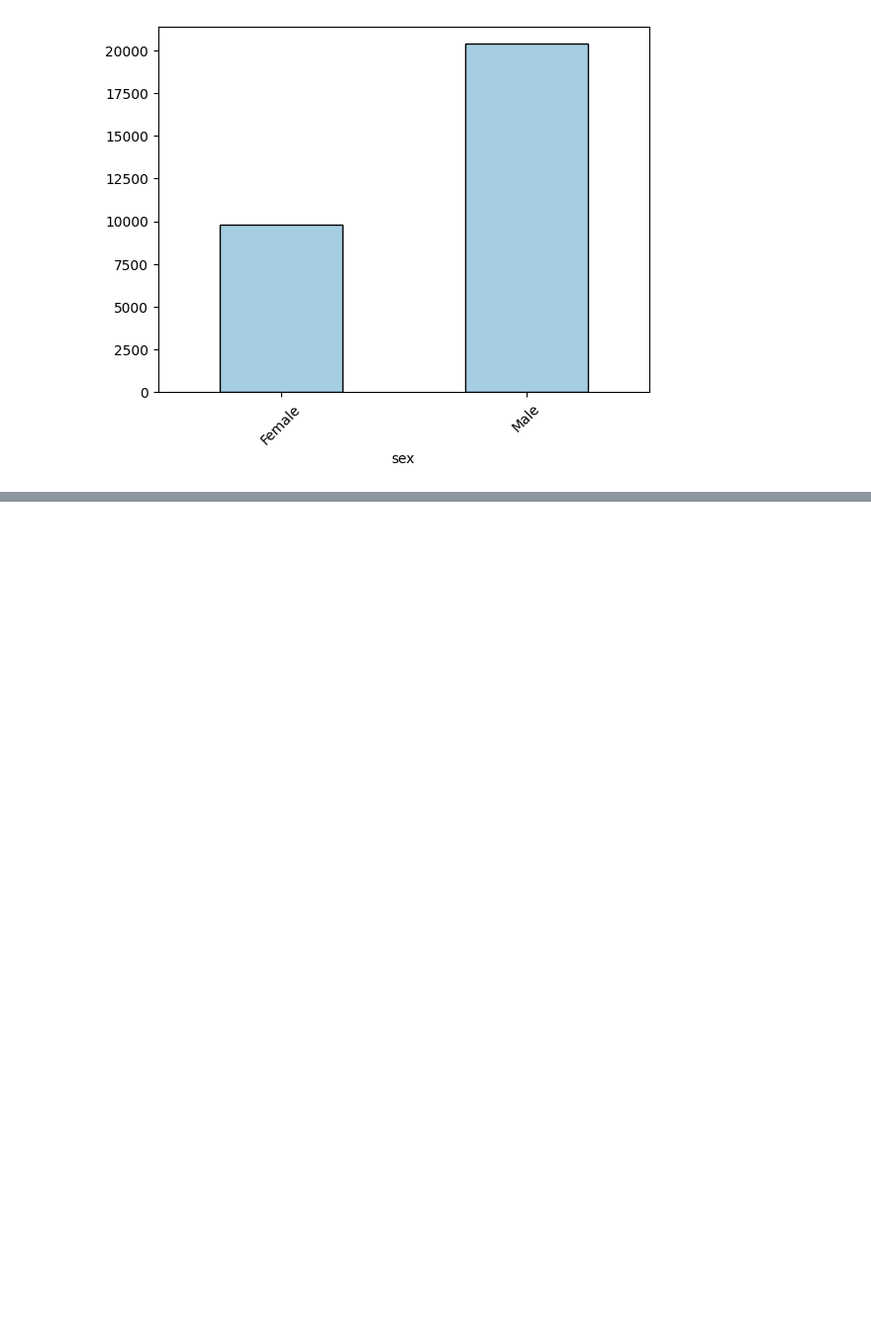
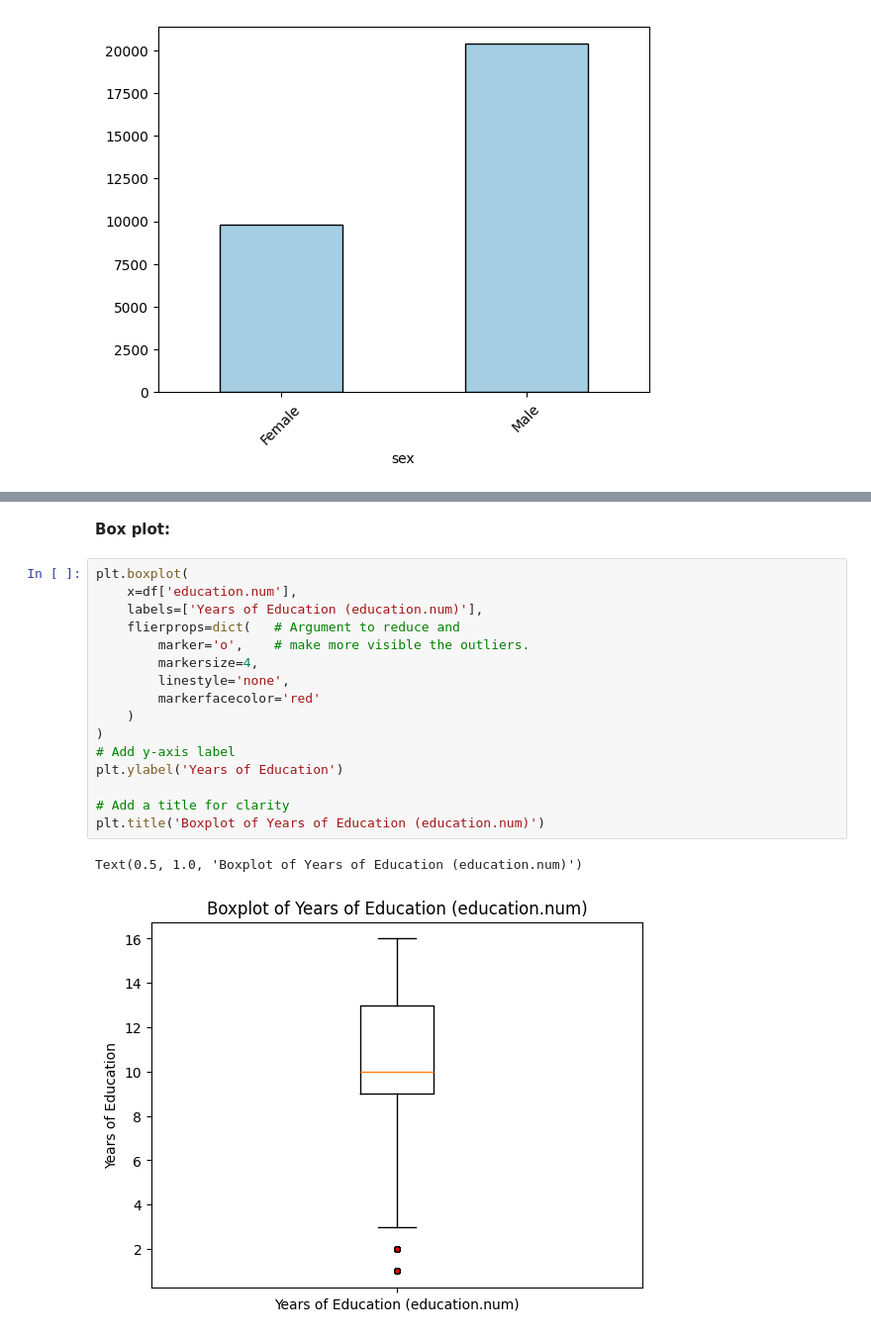
Before and after one commit to DiazHumberto/ASDS_A1, a Jupyter notebook: notebooks/ASDS_A1.ipynb, the cells around one changed output, grey strips where cells are left out. Shown at 99% size. Cells and saved outputs as stored; diff of their text form; blank space fills up the shorter version.

```diff
--- a/notebooks/ASDS_A1.ipynb
+++ b/notebooks/ASDS_A1.ipynb
@@ -394,0 +560,21 @@ center, spread, and outliers.
+# %% [markdown]
+**Box plot:**
+# %%
+plt.boxplot(
+    x=df['education.num'],
+    labels=['Years of Education (education.num)'],
+    flierprops=dict(   # Argument to reduce and
+        marker='o',    # make more visible the outliers.
+        markersize=4,
+        linestyle='none',
+        markerfacecolor='red'
+    )
+)
+# Add y-axis label
+plt.ylabel('Years of Education')
+
+# Add a title for clarity
+plt.title('Boxplot of Years of Education (education.num)')
+# %% [output]
+Text(0.5, 1.0, 'Boxplot of Years of Education (education.num)')
+[figure, added]
```
Also changed, not shown: parts of 63 cells of this notebook, 1 other file.
